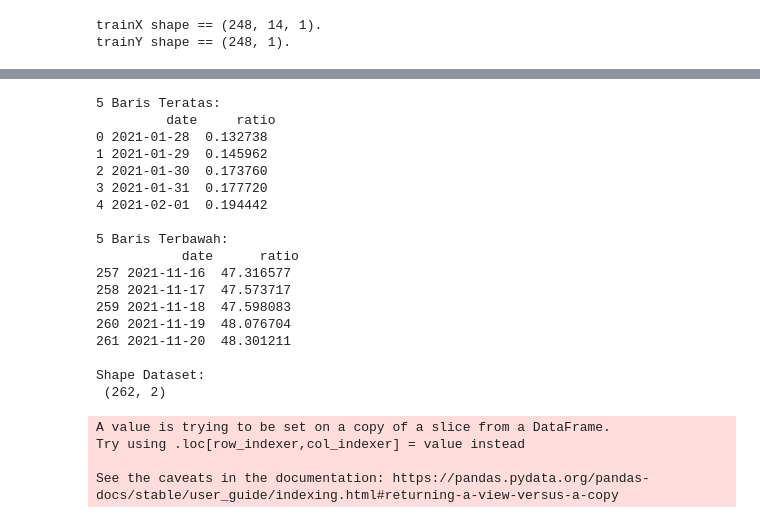
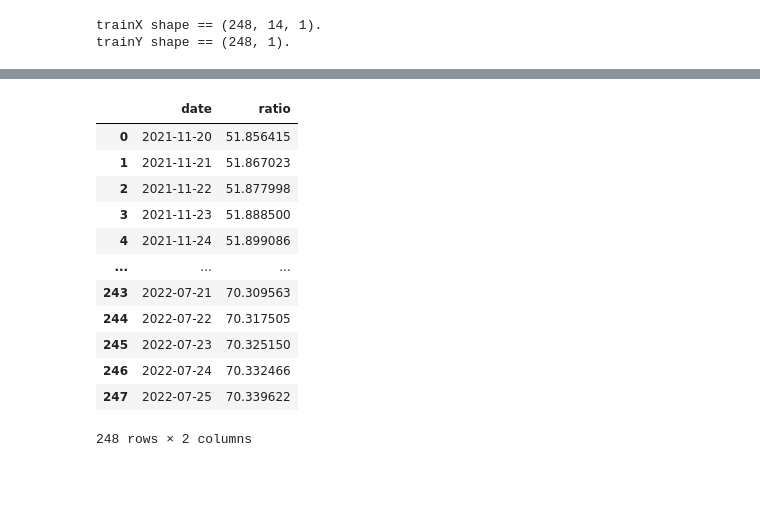
Before and after one commit to farkhan777/Indonesia-COVID-19-Ratio-Vaccination, a Jupyter notebook: Indonesia_COVID_19_Ratio_Vaccination.ipynb, the cells around one changed output, grey strips where cells are left out. Drawn from its saved outputs; the diff is of its cells as text; code cells hidden in the pictures; blank space fills up the shorter version.

```diff
--- a/Indonesia_COVID_19_Ratio_Vaccination.ipynb
+++ b/Indonesia_COVID_19_Ratio_Vaccination.ipynb
@@ -313,37 +341,23 @@ print('\nShape Dataset:\n', df_forecast.shape)
 
 Shape Dataset:
  (248, 2)
-# %%
-original = sorted_data_graph[['date', 'ratio']]
-original['date'] = pd.to_datetime(original['date'])
-original = original.loc[original['date'] >= '2021-01-28']
-
-print('5 Baris Teratas:\n', original.head())
-print('\n5 Baris Terbawah:\n', original.tail())
-print('\nShape Dataset:\n', original.shape)
-# %% [output]
-5 Baris Teratas:
-         date     ratio
-0 2021-01-28  0.132738
-1 2021-01-29  0.145962
-2 2021-01-30  0.173760
-3 2021-01-31  0.177720
-4 2021-02-01  0.194442
-
-5 Baris Terbawah:
-           date      ratio
-257 2021-11-16  47.316577
-258 2021-11-17  47.573717
-259 2021-11-18  47.598083
-260 2021-11-19  48.076704
-261 2021-11-20  48.301211
-
-Shape Dataset:
- (262, 2)
-A value is trying to be set on a copy of a slice from a DataFrame.
-Try using .loc[row_indexer,col_indexer] = value instead
-
-See the caveats in the documentation: https://pandas.pydata.org/pandas-docs/stable/user_guide/indexing.html#returning-a-view-versus-a-copy
+# %%
+df_forecast['ratio'] = df_forecast['ratio'] + original.loc[original.index[-1], "ratio"]
+df_forecast
+# %% [output]
+|  | date | ratio |
+| 0 | 2021-11-20 | 51.856415 |
+| 1 | 2021-11-21 | 51.867023 |
+| 2 | 2021-11-22 | 51.877998 |
+| 3 | 2021-11-23 | 51.888500 |
+| 4 | 2021-11-24 | 51.899086 |
+| ... | ... | ... |
+| 243 | 2022-07-21 | 70.309563 |
+| 244 | 2022-07-22 | 70.317505 |
+| 245 | 2022-07-23 | 70.325150 |
+| 246 | 2022-07-24 | 70.332466 |
+| 247 | 2022-07-25 | 70.339622 |
+248 rows × 2 columns
 # %%
 fig, ax = plt.subplots(figsize = (15, 7))
 
```
Also changed, not shown: parts of 11 cells of this notebook.
